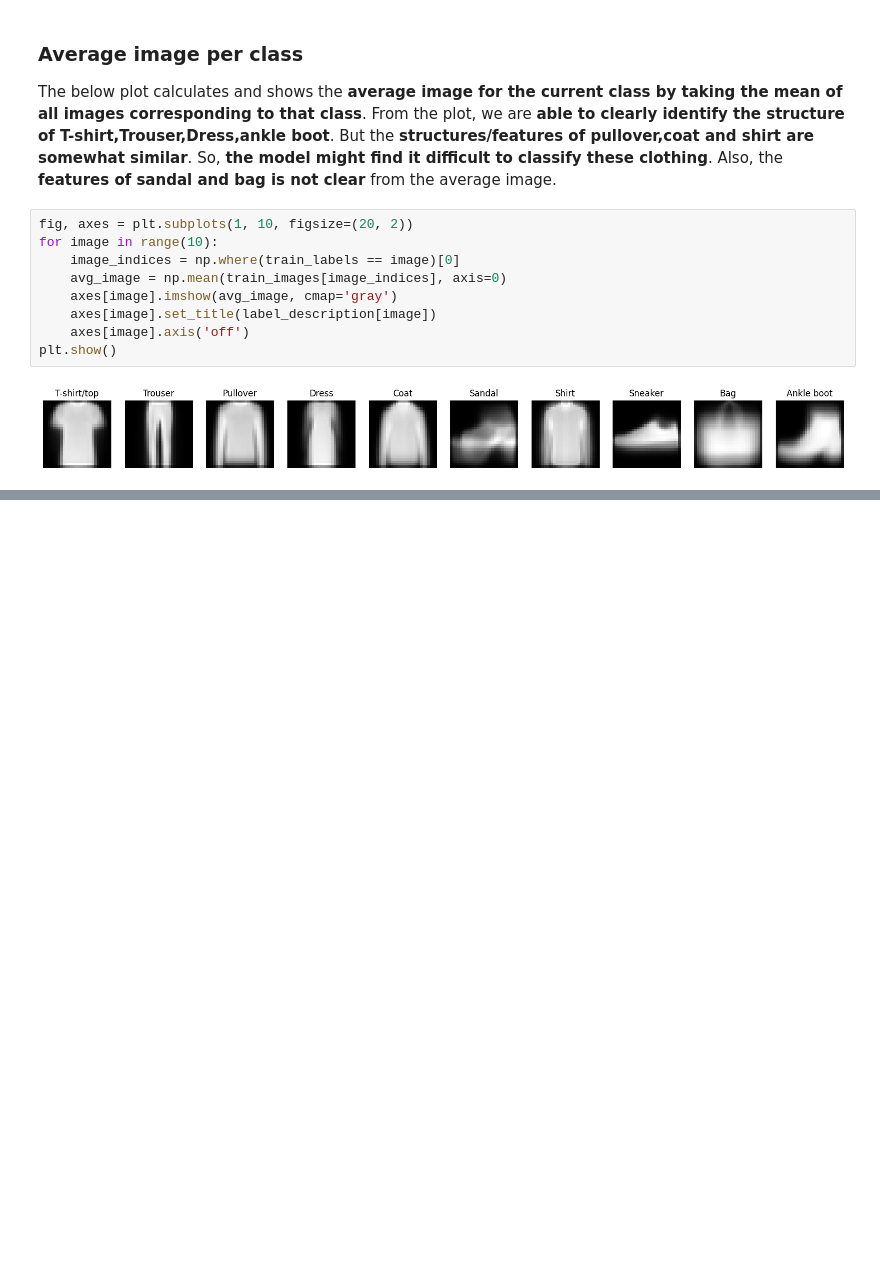
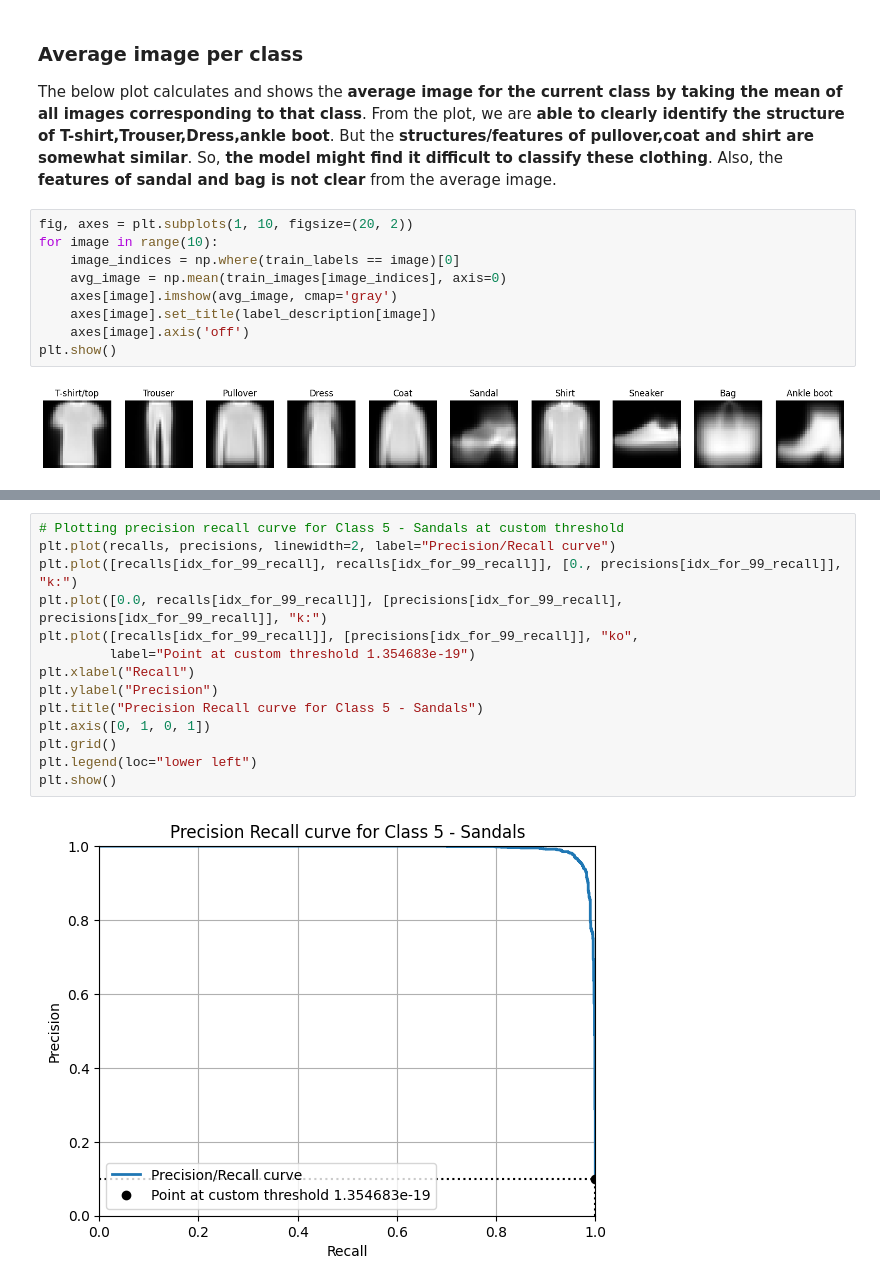
Before and after one commit to hemasree798/CSCN8010-labs, a Jupyter notebook: fMNIST_Dataset_DenseNN.ipynb, the cells around one changed output, grey strips where cells are left out. Drawn from its saved outputs; the diff is of its cells as text; blank space fills up the shorter version.

```diff
--- a/fMNIST_Dataset_DenseNN.ipynb
+++ b/fMNIST_Dataset_DenseNN.ipynb
@@ -150,0 +426,16 @@ plt.show()
+# %%
+# Plotting precision recall curve for Class 5 - Sandals at custom threshold
+plt.plot(recalls, precisions, linewidth=2, label="Precision/Recall curve")
+plt.plot([recalls[idx_for_99_recall], recalls[idx_for_99_recall]], [0., precisions[idx_for_99_recall]], "k:")
+plt.plot([0.0, recalls[idx_for_99_recall]], [precisions[idx_for_99_recall], precisions[idx_for_99_recall]], "k:")
+plt.plot([recalls[idx_for_99_recall]], [precisions[idx_for_99_recall]], "ko",
+         label="Point at custom threshold 1.354683e-19")
+plt.xlabel("Recall")
+plt.ylabel("Precision")
+plt.title("Precision Recall curve for Class 5 - Sandals")
+plt.axis([0, 1, 0, 1])
+plt.grid()
+plt.legend(loc="lower left")
+plt.show()
+# %% [output]
+[figure, added]
```
Also changed, not shown: parts of 42 cells of this notebook.
